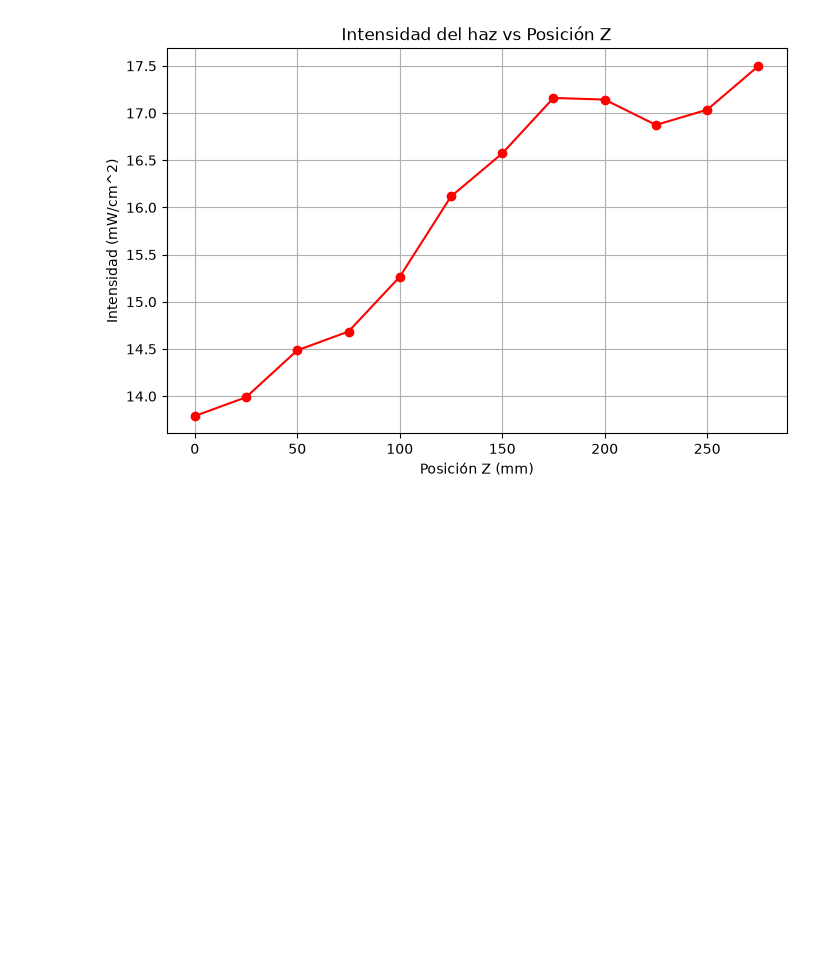
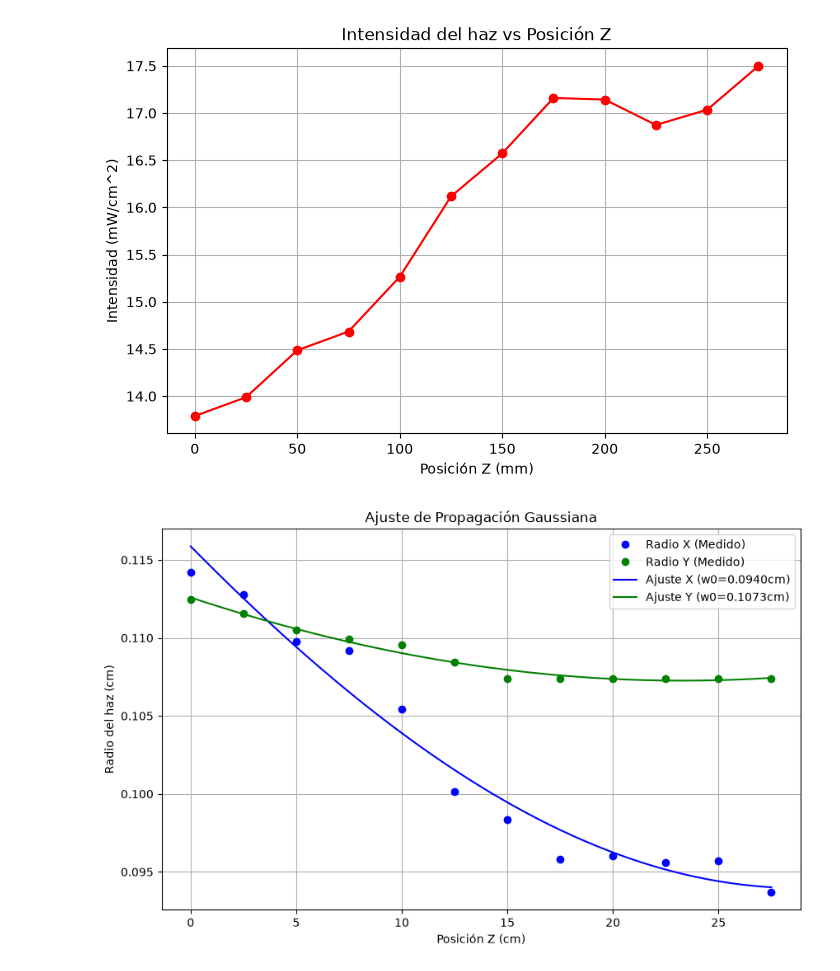
Before and after one commit to Mariana31415/optica, a Jupyter notebook: codigo intensidades.ipynb, the cells around one changed output. Drawn from its saved outputs; the diff is of its cells as text; code cells hidden in the pictures; blank space fills up the shorter version.

```diff
--- a/codigo intensidades.ipynb
+++ b/codigo intensidades.ipynb
@@ -270,3 +270,66 @@ Resultados guardados en: datos 2026-08-13\resultados_intensidad.xlsx
 7    250.0             17.035312  15.486647
 9    275.0             17.498745  15.907950
 [figure]
+# %%
+import pandas as pd
+import numpy as np
+from scipy.optimize import curve_fit
+import matplotlib.pyplot as plt
+
+# 1. Definir la función de propagación del haz Gaussiano
+def beam_width_func(z, w0, z0, zR):
+    """
+    z: posición axial
+    w0: radio en la cintura
+    z0: posición de la cintura
+    zR: Rango de Rayleigh
+    """
+    return w0 * np.sqrt(1 + ((z - z0) / zR)**2)
+
+def analizar_propagacion(df):
+    # Convertimos de mm (del perfilador) a cm (para el ajuste)
+    z_cm = df['z (mm)'].values / 10.0
+    wx = df['Radio X (cm)'].values
+    wy = df['Radio Y (cm)'].values
+
+    # Estimaciones iniciales para el algoritmo (guesses)
+    # w0 ≈ el valor mínimo medido, z0 ≈ la posición del mínimo, zR ≈ 1 cm (ejemplo)
+    p0 = [min(wx), z_cm[np.argmin(wx)], 1.0]
+
+    # 2. Realizar ajuste no lineal
+    popt_x, _ = curve_fit(beam_width_func, z_cm, wx, p0=p0)
+    popt_y, _ = curve_fit(beam_width_func, z_cm, wy, p0=p0)
+
+    # 3. Graficar resultados
+    z_fit = np.linspace(min(z_cm), max(z_cm), 200)
+
+    plt.figure(figsize=(10, 6))
+    plt.plot(z_cm, wx, 'bo', label='Radio X (Medido)')
+    plt.plot(z_cm, wy, 'go', label='Radio Y (Medido)')
+    plt.plot(z_fit, beam_width_func(z_fit, *popt_x), 'b-', label=f'Ajuste X (w0={popt_x[0]:.4f}cm)')
+    plt.plot(z_fit, beam_width_func(z_fit, *popt_y), 'g-', label=f'Ajuste Y (w0={popt_y[0]:.4f}cm)')
+
+    plt.xlabel('Posición Z (cm)')
+    plt.ylabel('Radio del haz (cm)')
+    plt.title('Ajuste de Propagación Gaussiana')
+    plt.legend()
+    plt.grid(True)
+    plt.show()
+
+    return popt_x, popt_y
+
+# --- Cómo usarlo después de tener tu df_resultados ---
+popt_x, popt_y = analizar_propagacion(df_resultados)
+
+# --- Para obtener la intensidad en una posición Z específica (ej. z_celda = 27.5 cm) ---
+def calcular_intensidad_en_z(z_celda_cm, P_avg, popt_x, popt_y):
+    wx_z = beam_width_func(z_celda_cm, *popt_x)
+    wy_z = beam_width_func(z_celda_cm, *popt_y)
+    area = np.pi * wx_z * wy_z
+    intensidad = P_avg / area
+    return intensidad
+
+# Ejemplo: intensidad_celda = calcular_intensidad_en_z(27.5, P_promedio, popt_x, popt_y)
+# print(f"Intensidad estimada en la celda: {intensidad_celda:.2f} mW/cm^2")
+# %% [output]
+[figure, added]
```
